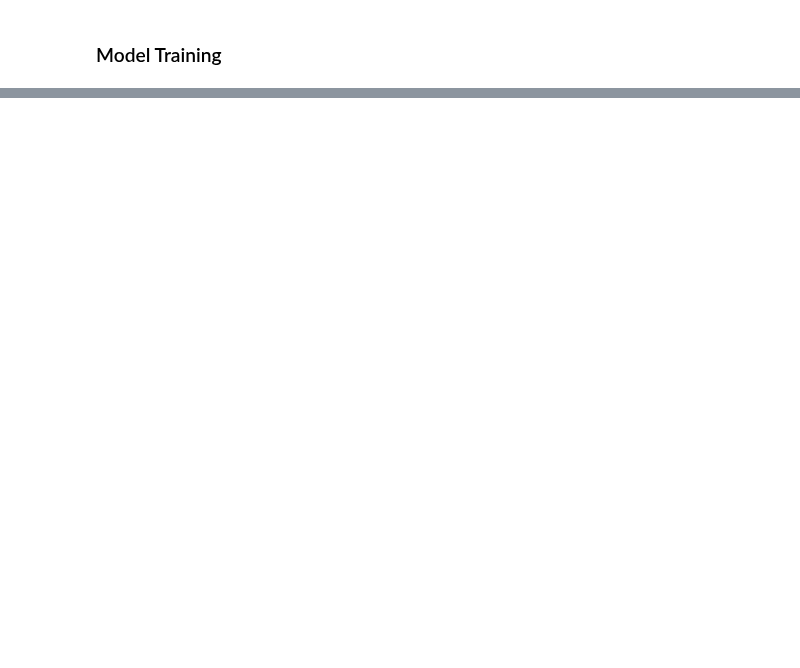
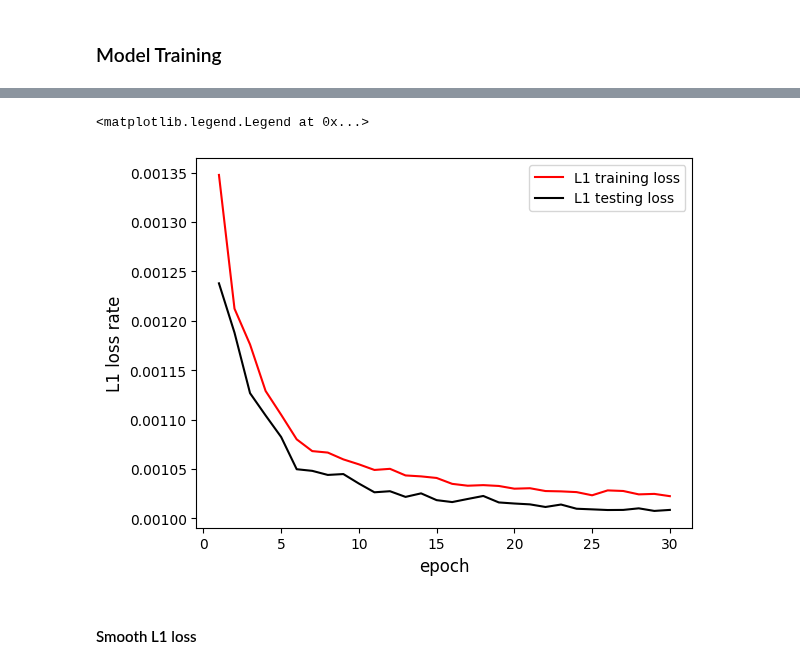
Before and after one commit to SustechSTA303/STA303-Assignment01, a Jupyter notebook: Assignment01.ipynb, the cells around one changed output, grey strips where cells are left out. Saved outputs shown, nothing was run; the diff lists cells and outputs as text; code cells hidden in the pictures; blank space fills up the shorter version.

```diff
--- a/Assignment01.ipynb
+++ b/Assignment01.ipynb
@@ -163,0 +257,11 @@ def test_batch(model, image, target):
+# %%
+plt.plot(list(range(1,31)),training_loss_L1,color='r',label='L1 training loss')
+plt.plot(list(range(1,31)),testing_loss_L1,color='black',label='L1 testing loss')
+plt.xlabel("epoch",size=12)
+plt.ylabel("L1 loss rate",size=12)
+plt.legend()
+# %% [output]
+<matplotlib.legend.Legend at 0x...>
+[figure, added]
+# %% [markdown]
+#### Smooth L1 loss
```
Also changed, not shown: parts of 67 cells of this notebook, 1 other file.
